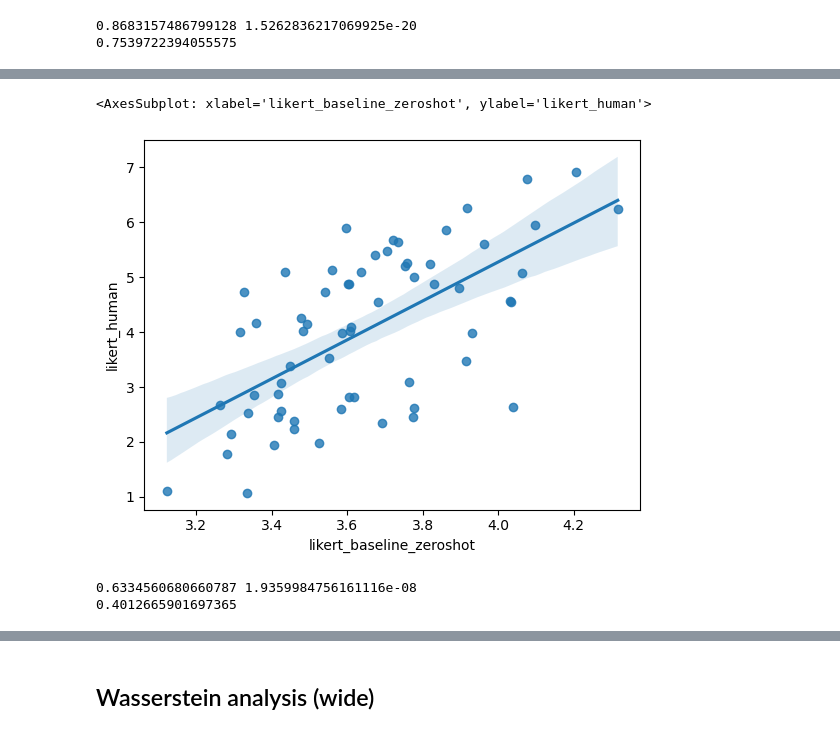
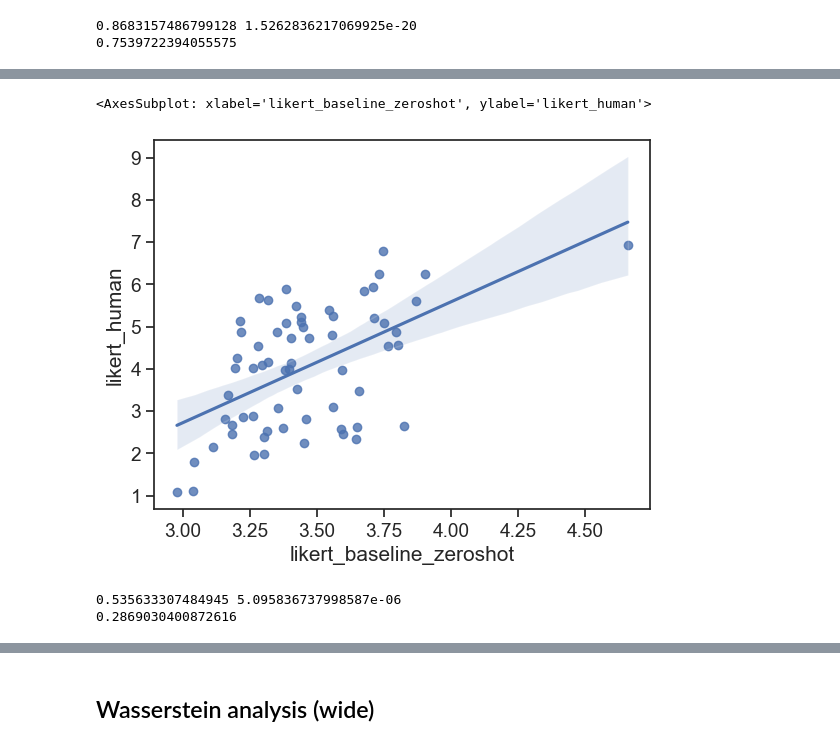
Before and after one commit to cedzhang/physical-language-understanding, a Jupyter notebook: analysis/analysis.ipynb, the cells around one changed output, grey strips where cells are left out. Saved outputs shown, nothing was run; the diff lists cells and outputs as text; code cells hidden in the pictures.

```diff
--- a/analysis/analysis.ipynb
+++ b/analysis/analysis.ipynb
@@ -15,6 +15,8 @@ from matplotlib import pyplot as plt
 from scipy.stats import pearsonr, wasserstein_distance
 
 %matplotlib inline
+# %%
+sns.set_theme(context='notebook', style='ticks', font_scale=1.25)
 # %%
 EXPERIMENT_ID = "run-2023-01-30-12-55-36"
 
@@ -22,7 +24,8 @@ FILE_STIMULI = os.path.join("../", "prompting", "data", "stimuli_v1.csv")
 FILE_CODEX_RESULTS = os.path.join("../", "experiments", EXPERIMENT_ID, "codex", "results.csv")
 FILE_SIMULATOR_RESULTS = os.path.join("../", "experiments", EXPERIMENT_ID, "webppl", "simulator_results.csv")
 FILE_HUMAN_DATA = os.path.join("human_data_full.csv")
-FILE_BASELINE_ZEROSHOT = os.path.join("../", "experiments", "codex-baseline", "codex_baseline_v1_zeroshot_code-davinci-002_results.csv")
+FILE_BASELINE_ZEROSHOT = os.path.join("../", "codex-baseline", "codex_baseline_v1_zeroshot_code-davinci-002_results.csv")
+FILE_BASELINE_FEWSHOT = os.path.join("../", "codex-baseline", "codex_baseline_v1_fewshot_code-davinci-002_results.csv")
 # %%
 df_stimuli = pd.read_csv(FILE_STIMULI, index_col="task_id", keep_default_na=False)
 df_codex = pd.read_csv(FILE_CODEX_RESULTS, index_col="task_id", keep_default_na=False)
@@ -199,13 +211,13 @@ df_baseline_zeroshot["likert_baseline_zeroshot"].hist()
 # %%
-df_comparison_baseline = df_baseline_zeroshot.join(df_human_mean[["likert_human"]], how="inner")
-sns.regplot(data=df_comparison_baseline, x="likert_baseline_zeroshot", y="likert_human")
+df_comparison_baseline_zeroshot = df_baseline_zeroshot.join(df_human_mean[["likert_human"]], how="inner")
+sns.regplot(data=df_comparison_baseline_zeroshot, x="likert_baseline_zeroshot", y="likert_human")
 # %% [output]
 <AxesSubplot: xlabel='likert_baseline_zeroshot', ylabel='likert_human'>
-[figure, old version]
+[figure, new version]
 # %%
-rho, pval = pearsonr(df_comparison_baseline["likert_baseline_zeroshot"].tolist(), df_comparison_baseline["likert_human"].tolist())
+rho, pval = pearsonr(df_comparison_baseline_zeroshot["likert_baseline_zeroshot"].tolist(), df_comparison_baseline_zeroshot["likert_human"].tolist())
 print(rho, pval)
 print(rho ** 2)
 # %% [output]
-0.6334560680660787 1.9359984756161116e-08
-0.4012665901697365
+0.535633307484945 5.095836737998587e-06
+0.2869030400872616
```
Also changed, not shown: parts of 21 cells of this notebook, 1 other file.
